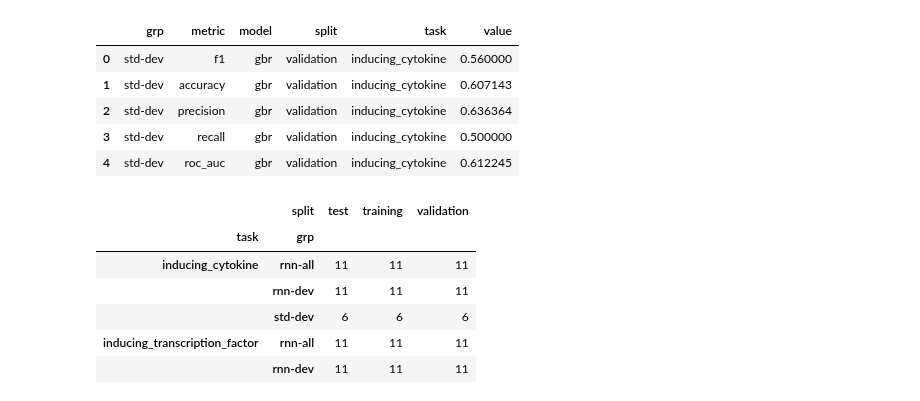
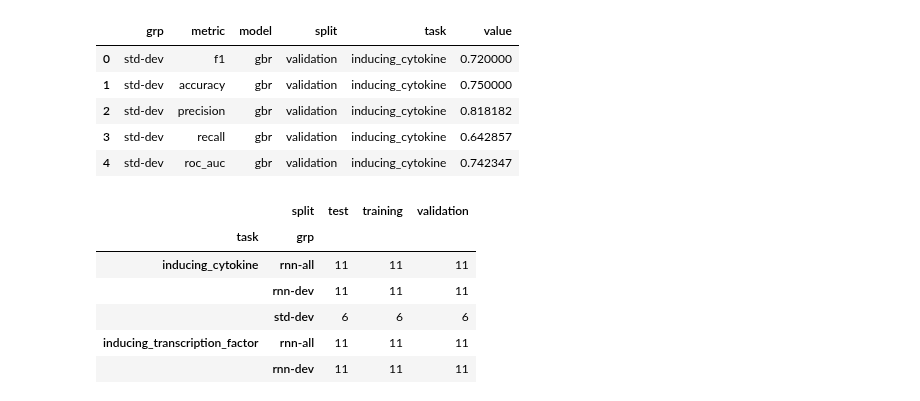
Before and after one commit to hammerlab/t-cell-relation-extraction, a Jupyter notebook: pipeline/12-analysis-scores.ipynb, the cells around one changed output. Drawn from its saved outputs; the diff is of its cells as text; code cells hidden in the pictures.

```diff
--- a/pipeline/12-analysis-scores.ipynb
+++ b/pipeline/12-analysis-scores.ipynb
@@ -11,18 +11,19 @@ from tcre import supervision
 classes = supervision.get_candidate_classes()
 # %%
 df = pd.concat([
-    pd.read_csv(osp.join(RESULTS_DATA_DIR, 'modeling-est-dev', 'run1', 'scores.csv')).assign(grp='std-dev'),
+    #pd.read_csv(osp.join(RESULTS_DATA_DIR, 'modeling-est-dev', 'run1', 'scores.csv')).assign(grp='std-dev'),
+    pd.read_csv(osp.join(RESULTS_DATA_DIR, 'modeling-est-dev', 'run2', 'scores.csv')).assign(grp='std-dev'),
     pd.read_csv(osp.join(RESULTS_DATA_DIR, 'modeling-rnn-dev', 'run3', 'scores.csv')).assign(grp='rnn-dev'),
     pd.read_csv(osp.join(RESULTS_DATA_DIR, 'modeling-rnn-all', 'run3', 'scores.csv')).assign(grp='rnn-all')
 ], sort=True)
 df.head()
 # %% [output]
 |  | grp | metric | model | split | task | value |
-| 0 | std-dev | f1 | gbr | validation | inducing_cytokine | 0.560000 |
-| 1 | std-dev | accuracy | gbr | validation | inducing_cytokine | 0.607143 |
-| 2 | std-dev | precision | gbr | validation | inducing_cytokine | 0.636364 |
-| 3 | std-dev | recall | gbr | validation | inducing_cytokine | 0.500000 |
-| 4 | std-dev | roc_auc | gbr | validation | inducing_cytokine | 0.612245 |
+| 0 | std-dev | f1 | gbr | validation | inducing_cytokine | 0.720000 |
+| 1 | std-dev | accuracy | gbr | validation | inducing_cytokine | 0.750000 |
+| 2 | std-dev | precision | gbr | validation | inducing_cytokine | 0.818182 |
+| 3 | std-dev | recall | gbr | validation | inducing_cytokine | 0.642857 |
+| 4 | std-dev | roc_auc | gbr | validation | inducing_cytokine | 0.742347 |
 # %%
 df.groupby(['task', 'grp', 'split'])['metric'].nunique().unstack()
 # %% [output]
```
Also changed, not shown: parts of 2 cells of this notebook, 9 other files.
